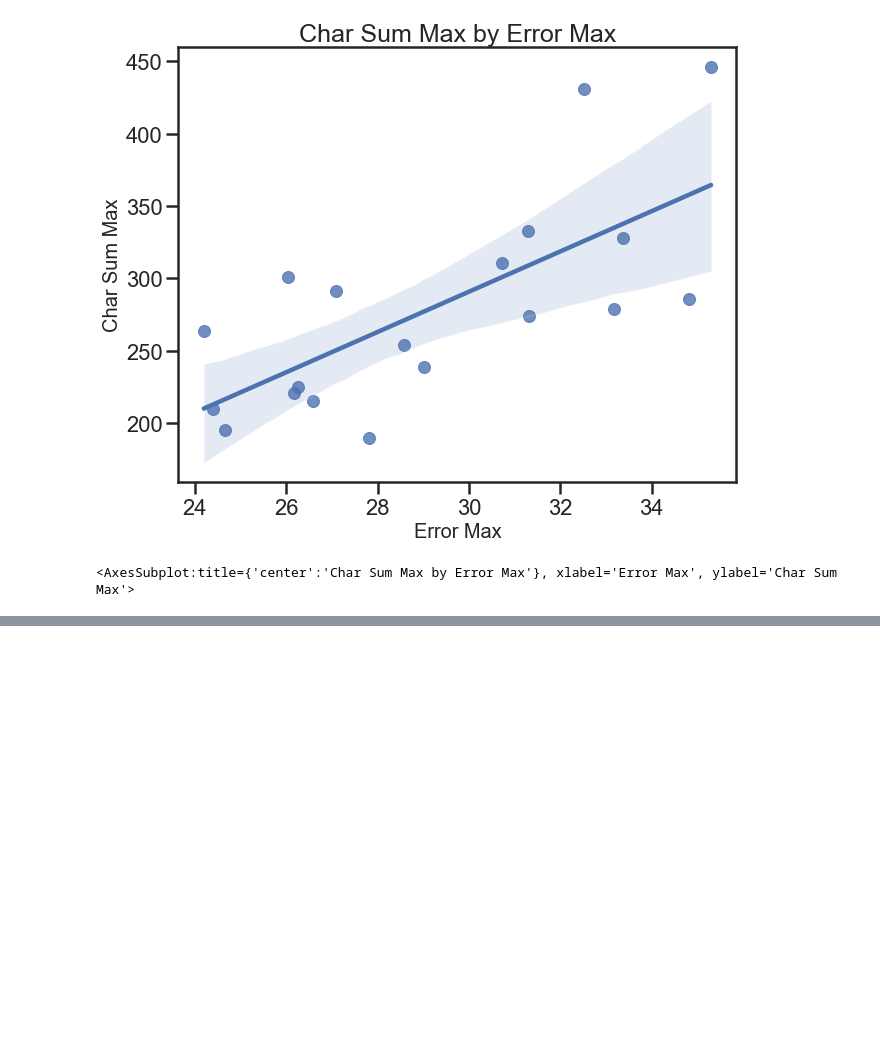
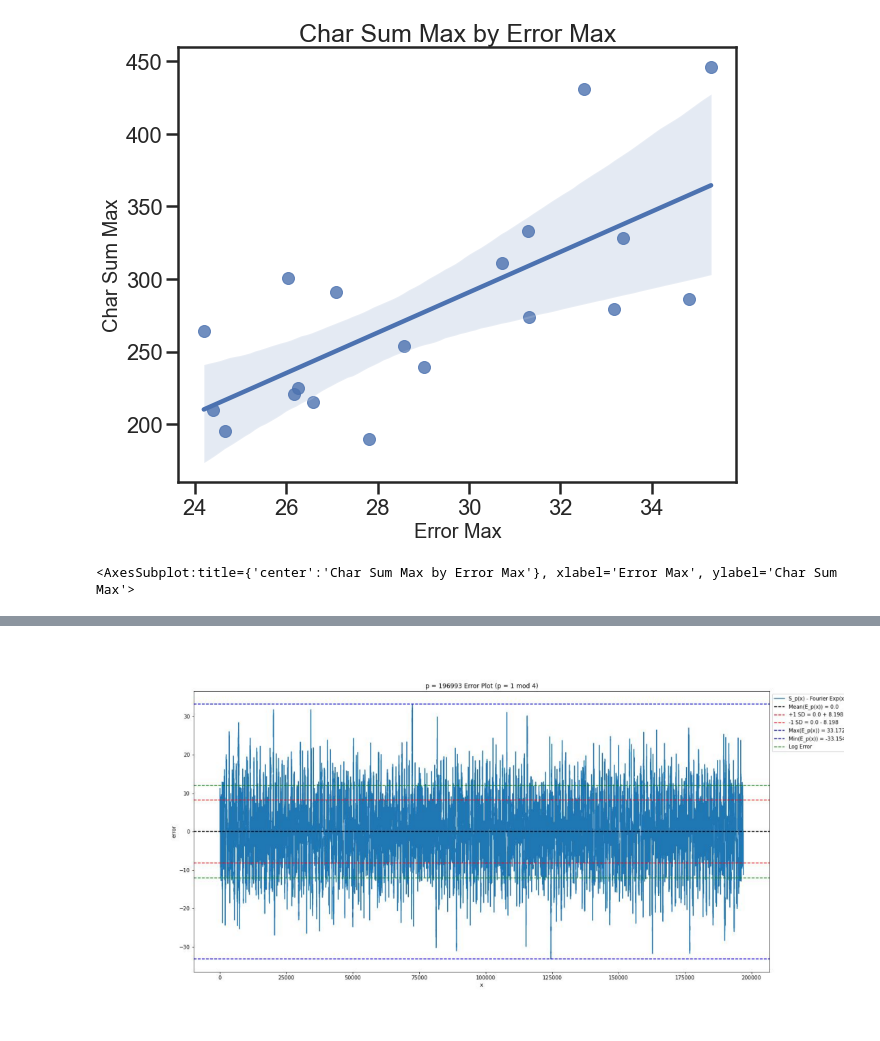
Before and after one commit to jcheigh/Thesis, a Jupyter notebook: src/analysis/data_analysis/error_list_analysis.ipynb, the cells around one changed output, grey strips where cells are left out. Saved outputs shown, nothing was run; the diff lists cells and outputs as text; code cells hidden in the pictures; blank space fills up the shorter version.

```diff
--- a/src/analysis/data_analysis/error_list_analysis.ipynb
+++ b/src/analysis/data_analysis/error_list_analysis.ipynb
@@ -661,0 +706,4 @@ Looks like this trend of relationship only applies to max?
+# %%
+plot('error plots', [(196993)])
+# %% [output]
+[figure, added]
```
Also changed, not shown: parts of 13 cells of this notebook, 10 other files.
